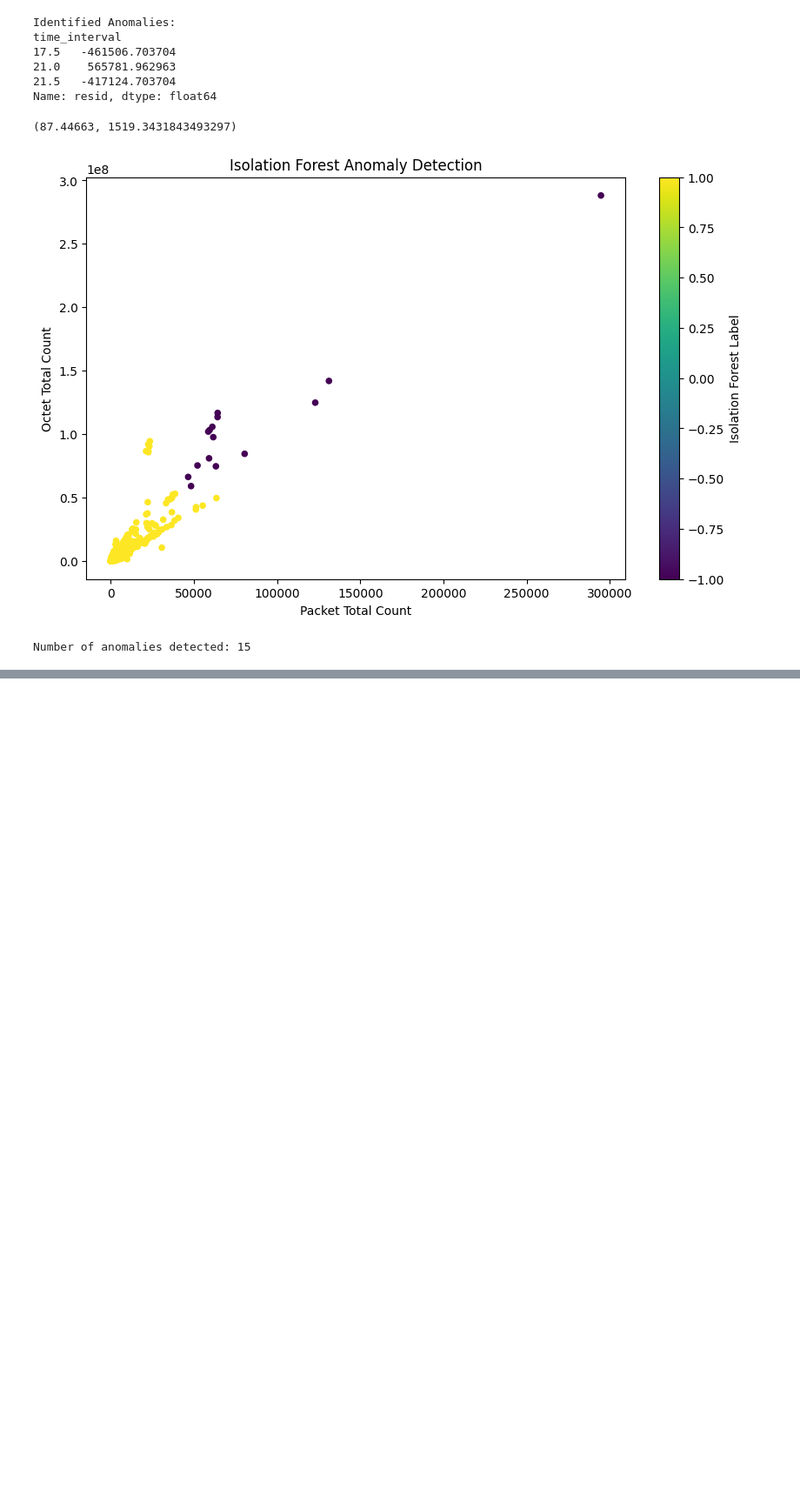
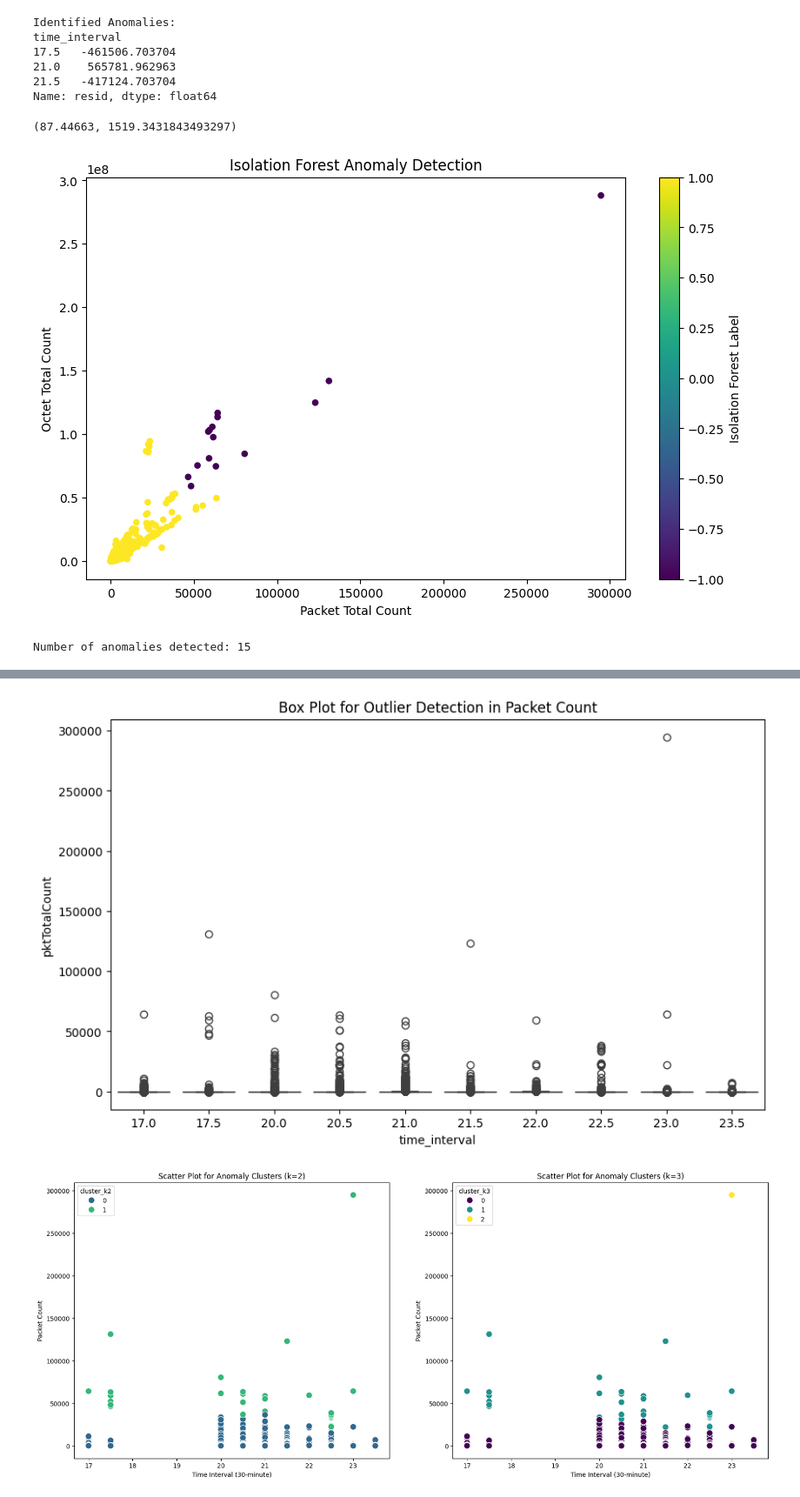
Before and after one commit to samer-glitch/Leveraging-Machine-Learning-for-Identifying-and-Classifying-Cyber-Threats-in-Network-Environments, a Jupyter notebook: Volume Analysis.ipynb, the cells around one changed output, grey strips where cells are left out. Shown: that part at 87% size. Drawn from its saved outputs; the diff is of its cells as text; code cells hidden in the pictures; blank space fills up the shorter version.

```diff
--- a/Volume Analysis.ipynb
+++ b/Volume Analysis.ipynb
@@ -233,0 +320,51 @@ Number of anomalies detected: 15
+# %%
+# Add 'time_interval' column to the original DataFrame 'df'
+df['time_interval'] = df['hour'] + df['minute'] // 30 * 0.5
+
+# Handling NaN values before clustering
+# Option 1: Impute NaN values (e.g., with mean of the column)
+#df.fillna(df.mean(), inplace=True)
+
+# Option 2: Drop rows with NaN values
+df.dropna(inplace=True)
+
+# Scaling data for clustering
+scaler = StandardScaler()
+df_scaled = scaler.fit_transform(df[['pktTotalCount', 'octetTotalCount']])
+
+# Apply KMeans clustering for k=2 and k=3 directly on the scaled data from 'df'
+kmeans_2 = KMeans(n_clusters=2, n_init=10, random_state=42)
+kmeans_3 = KMeans(n_clusters=3, n_init=10, random_state=42)
+df['cluster_k2'] = kmeans_2.fit_predict(df_scaled)
+df['cluster_k3'] = kmeans_3.fit_predict(df_scaled)
+
+
+
+# Box Plot for Outlier Detection in Packet Count
+plt.figure(figsize=(10, 6))
+sns.boxplot(x='time_interval', y='pktTotalCount', data=df)
+plt.title('Box Plot for Outlier Detection in Packet Count')
+plt.show()
+
+import matplotlib.pyplot as plt
+import seaborn as sns
+
+# Combined Scatter Plot for Anomaly Clusters in Packet Count (k=2 and k=3)
+fig, axes = plt.subplots(1, 2, figsize=(20, 8))
+
+# Scatter Plot for k=2
+sns.scatterplot(ax=axes[0], x='time_interval', y='pktTotalCount', data=df, hue='cluster_k2', palette='viridis', s=100)
+axes[0].set_title('Scatter Plot for Anomaly Clusters (k=2)')
+axes[0].set_xlabel('Time Interval (30-minute)')
+axes[0].set_ylabel('Packet Count')
+
+# Scatter Plot for k=3
+sns.scatterplot(ax=axes[1], x='time_interval', y='pktTotalCount', data=df, hue='cluster_k3', palette='viridis', s=100)
+axes[1].set_title('Scatter Plot for Anomaly Clusters (k=3)')
+axes[1].set_xlabel('Time Interval (30-minute)')
+axes[1].set_ylabel('Packet Count')
+
+plt.show()
+# %% [output]
+[figure, added]
+[figure, added]
```
Also changed, not shown: parts of 1 cell of this notebook.
